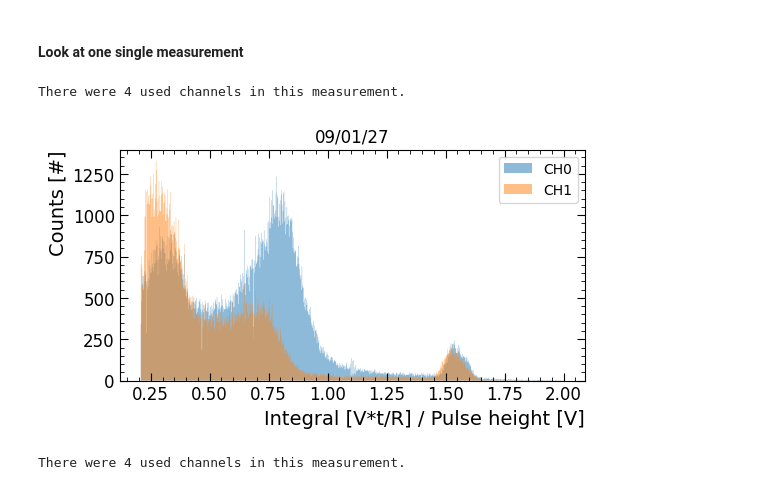
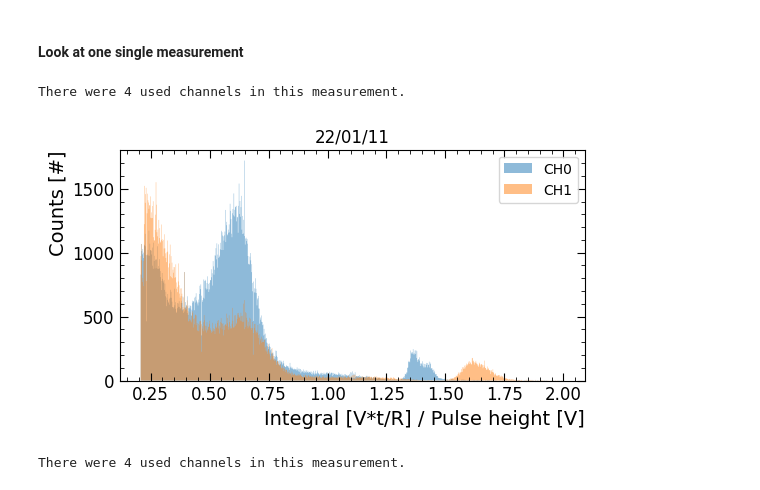
Before and after one commit to rtriozzi/pmana, a Jupyter notebook: notebooks/calibration/pmana_CERN_calibration.ipynb, the cells around one changed output. Cells and saved outputs as stored; diff of their text form; code cells hidden in the pictures.

```diff
--- a/notebooks/calibration/pmana_CERN_calibration.ipynb
+++ b/notebooks/calibration/pmana_CERN_calibration.ipynb
@@ -14,38 +14,39 @@ fig, ax = plt.subplots(figsize=(6,3))
 
 YEAR = '2026'
 MONTH = 'Jan'
-MEASUREMENT = '09/01/27'
+MEASUREMENT = '22/01/11'
+
 # extract a measurement
 Data = pmana.utils.io.ExtractSingleMeasurement(
     f"../../data/cern/{YEAR}_{MONTH}/{MEASUREMENT}/",
     DELIMITER = ","
 )
 print(f"There were {len(Data)} used channels in this measurement.")
 
 CHs = [1, 2]
 for ch in CHs:
     # plot channel data
     pmana.utils.plotting.PlotSingleChannel(
         Data[ch-1],
         ax,
         channel = ch-1,
         rebin = False,
         debug = False,
         DISPLAY_FIT = False
     )
 
 ax = pmana.utils.plotting.UpdateMatplotlibStyle(
     ax,
     "Integral [V*t/R] / Pulse height [V]",
     "Counts [#]"
 )
 
 ax.legend()
 ax.set_title(f"{MEASUREMENT}")
 plt.show()
 # %% [output]
 There were 4 used channels in this measurement.
-[figure, old version]
+[figure, new version]
 # %%
 fig, ax = plt.subplots(figsize=(4, 4))
 
```
Also changed, not shown: parts of 3 cells of this notebook.
